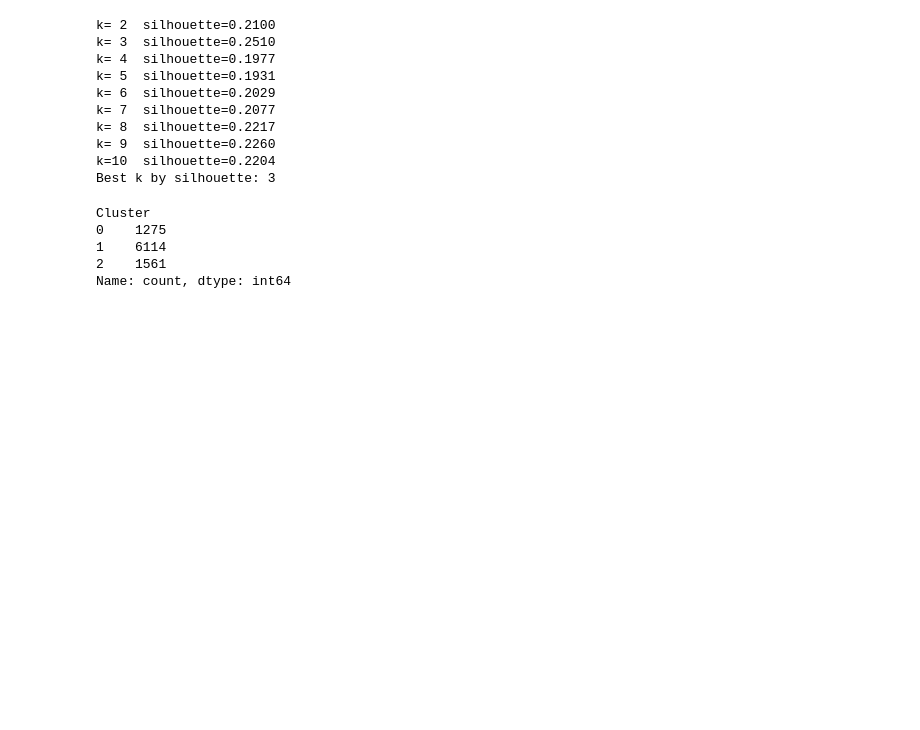
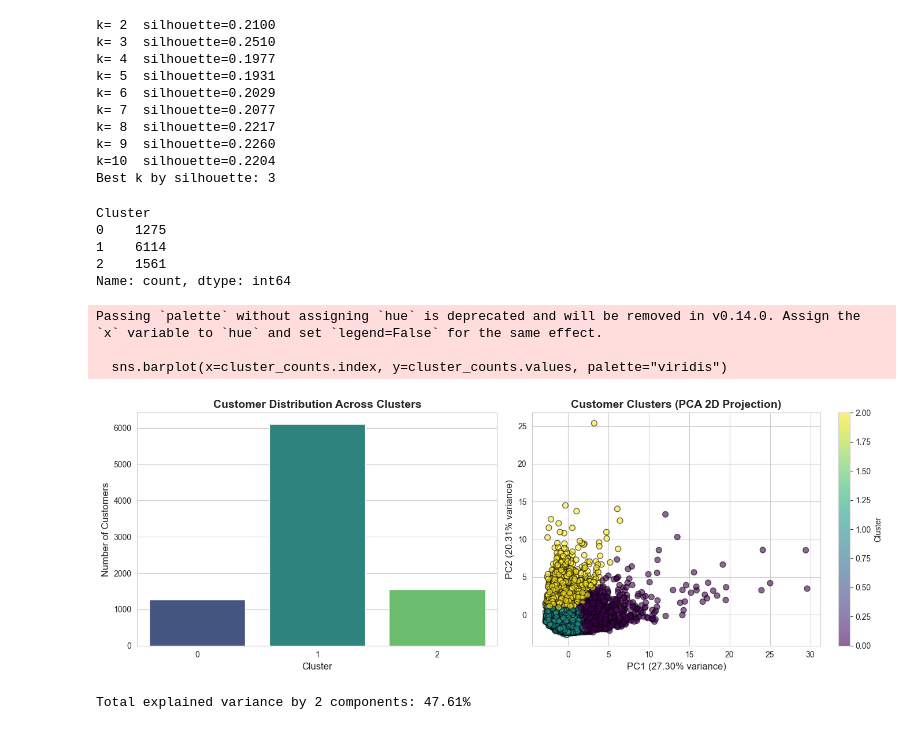
Before and after one commit to Mostafa-Seyedi/kaggle_competitions-, a Jupyter notebook: Clustring/Mall Customer Segmentation/Credit_card.ipynb, the cells around one changed output. Drawn from its saved outputs; the diff is of its cells as text; code cells hidden in the pictures; blank space fills up the shorter version.

Commit message:
Add visualization to both files

```diff
--- a/Clustring/Mall Customer Segmentation/Credit_card.ipynb
+++ b/Clustring/Mall Customer Segmentation/Credit_card.ipynb
@@ -69,10 +69,10 @@ final_model = Pipeline([
     ("kmeans", KMeans(n_clusters=best_k, random_state=42, n_init=10))
 ])
 
-clusters = final_model.fit_predict(df)
-df1["Cluster"] = clusters
+clusters = final_model.fit_predict(df1)
+df["Cluster"] = clusters
 
-print(df1["Cluster"].value_counts().sort_index())
+print(df["Cluster"].value_counts().sort_index())
 # %% [output]
 Cluster
 0    1275
@@ -86,3 +86,40 @@ submission = pd.DataFrame({
 })
 
 submission.to_csv("submission.csv", index=False)
+# %%
+import matplotlib.pyplot as plt
+import seaborn as sns
+from sklearn.decomposition import PCA
+
+# Set style
+sns.set_style("whitegrid")
+plt.figure(figsize=(14, 5))
+
+# 1. Cluster distribution
+plt.subplot(1, 2, 1)
+cluster_counts = df["Cluster"].value_counts().sort_index()
+sns.barplot(x=cluster_counts.index, y=cluster_counts.values, palette="viridis")
+plt.xlabel("Cluster", fontsize=12)
+plt.ylabel("Number of Customers", fontsize=12)
+plt.title("Customer Distribution Across Clusters", fontsize=14, fontweight="bold")
+
+# 2. PCA 2D visualization
+plt.subplot(1, 2, 2)
+pca = PCA(n_components=2, random_state=42)
+X_pca = pca.fit_transform(X)
+scatter = plt.scatter(X_pca[:, 0], X_pca[:, 1], c=df["Cluster"], cmap="viridis", alpha=0.6, edgecolors='k', s=50)
+plt.xlabel(f"PC1 ({pca.explained_variance_ratio_[0]:.2%} variance)", fontsize=12)
+plt.ylabel(f"PC2 ({pca.explained_variance_ratio_[1]:.2%} variance)", fontsize=12)
+plt.title("Customer Clusters (PCA 2D Projection)", fontsize=14, fontweight="bold")
+plt.colorbar(scatter, label="Cluster")
+
+plt.tight_layout()
+plt.show()
+
+print(f"\nTotal explained variance by 2 components: {pca.explained_variance_ratio_.sum():.2%}")
+# %% [output]
+Passing `palette` without assigning `hue` is deprecated and will be removed in v0.14.0. Assign the `x` variable to `hue` and set `legend=False` for the same effect.
+
+  sns.barplot(x=cluster_counts.index, y=cluster_counts.values, palette="viridis")
+[figure, added]
+Total explained variance by 2 components: 47.61%
```
Also changed, not shown: parts of 1 cell of this notebook, 2 other files.
